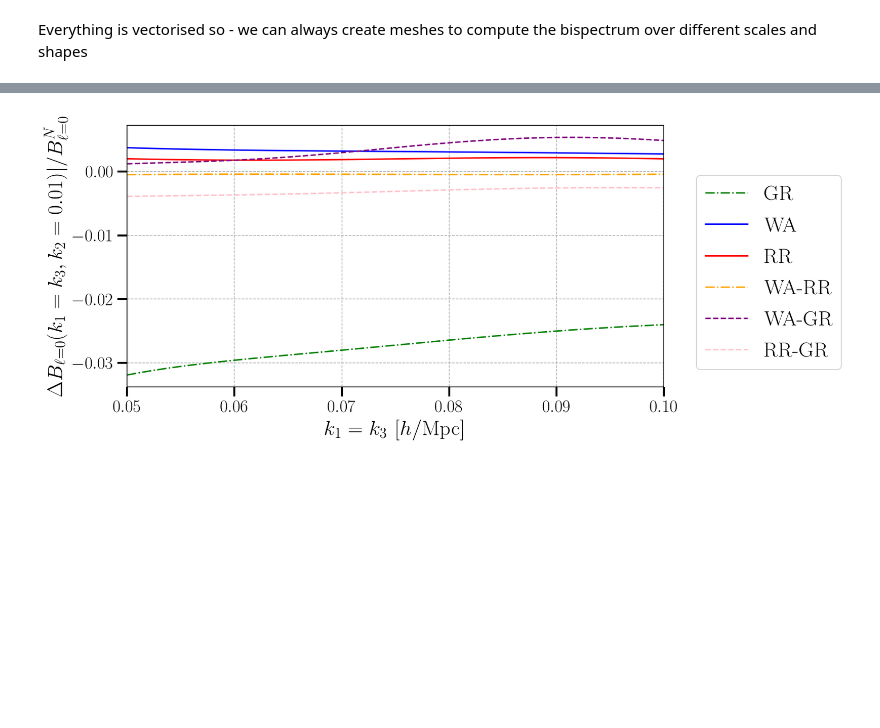
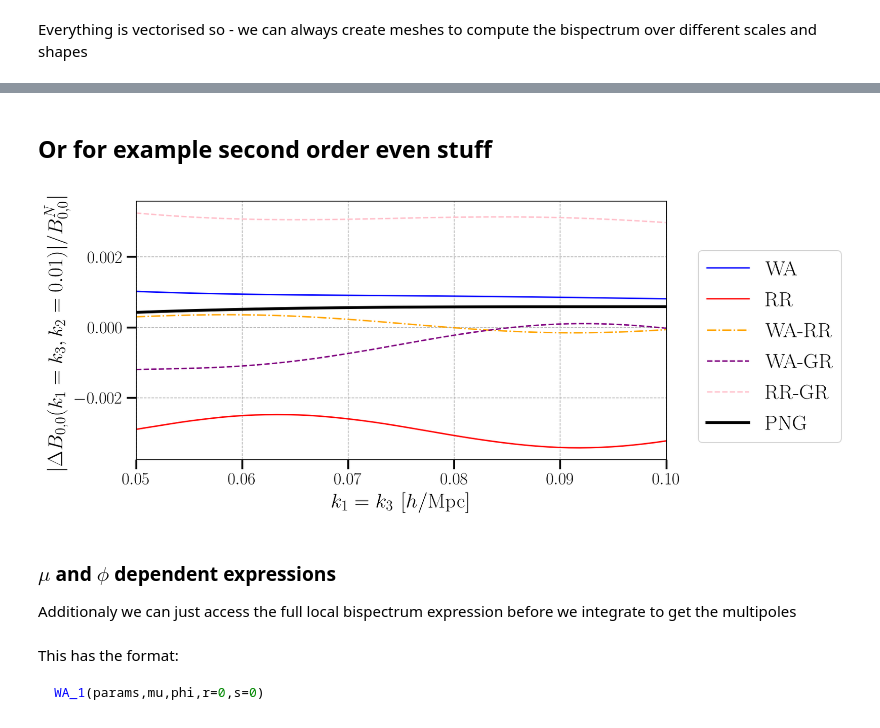
Before and after one commit to craddis1/ws_bk_theory, a Jupyter notebook: example.ipynb, the cells around one changed output, grey strips where cells are left out. Cells and saved outputs as stored; diff of their text form; code cells hidden in the pictures; blank space fills up the shorter version.

Commit message:
cleaning example.py

````diff
--- a/example.ipynb
+++ b/example.ipynb
@@ -213,45 +198,50 @@ Text(0, 0.5, '$ \\text{Imag}[B_{\\ell=1}(k1=0.1,k2=0.05)]/B_0 $')
+# %% [markdown]
+## Or for example second order even stuff
 # %%
 zz=1
 
+r=s=1/3 #this makes sense for monopole
 k1 = np.linspace(0.05,0.1)
 k3 = k1
 k2= 0.01
-theta = np.arccos((k3**2 - k1**2 - k2**2)/(2*k1*k2))
-#k3 = np.sqrt(k1**2 + k2**2 + 2*k1*k2*np.cos(theta))
+theta = np.arccos((k3**2 - k1**2 - k2**2)/(2*k1*k2))#k3 = np.sqrt(k1**2 + k2**2 + 2*k1*k2*np.cos(theta))
 
-#cosmo_functions = CosmologicalFunctions(cosmo,'BGS')#
+cosmo_functions = CosmologicalFunctions(cosmo,survey_params=SKAO2_dict)#so for SKAO2
 params = cosmo_functions.get_params(k1,k2,theta,zz)
 derivs = cosmo_functions.get_derivs(zz)
 betas = cosmo_functions.get_beta_funcs(zz)
-PNGparams = cosmo_functions.get_PNGparams(100,zz,k1,k2,k3)
+
+#term for fNL=1
+fNL =1
+PNGparams = cosmo_functions.get_PNGparams(1,zz,k1,k2,k3)
 # %%
 #so lets plot monopole...
 plt.figure(figsize=(10,5))
 r=0;s=0
 
-justWS=WA2.l0(params,r,s)+RR2.l0(params,derivs,r,s)+WARR.l0(params,derivs,r,s)
-#totalws = justwaRR+WAGR.l0(params,betas,r,s)+RRGR.l0(params,derivs,betas,r,s)
-plt.plot(k3,GR2.l0(params,betas)/2/GR0.l0(params),'-.',label='GR',color='green')
+#plt.plot(k3,GR2.l0(params,betas)/GR0.l0(params),'-.',label='GR',color='green')
 
 plt.plot(k3,WA2.l0(params,r,s)/GR0.l0(params),'-',label='WA',color='blue')
 plt.plot(k3,RR2.l0(params,derivs,r,s)/GR0.l0(params),'-',label='RR',color='red')
 plt.plot(k3,WARR.l0(params,derivs,r,s)/GR0.l0(params),'-.',label='WA-RR',color='orange')
 
 plt.plot(k3,WAGR.l0(params,betas,r,s)/GR0.l0(params),'--',label='WA-GR',color='purple')
 plt.plot(k3,RRGR.l0(params,derivs,betas,r,s)/GR0.l0(params),'--',label='RR-GR',color='pink')
 
-#plt.plot(k3,totalwa/GR0.l0(params),'--',color='black',label='RR+WA')
-#plt.plot(k3,justwaRR/GR0.l0(params),'-',color='red',label='RR+WA')
-#plt.plot(k3,total/GR0.l0(params),label='RR+WA+GR',color='black')
+
+plt.plot(k3,(PNG.l0(params,PNGparams)-GR0.l0(params))/GR0.l0(params),'-',label='PNG',color='black',linewidth =3)
 plt.xlabel('$ k_1=k_3 \,\,[h/\mathrm{Mpc}]$')
-plt.ylabel(r'$\Delta B_{\ell=0}(k_1=k_3,k_2=0.01)|/B^N_{\ell=0}$')
-#plt.plot(k3,np.zeros_like(k3),'--', color='black')
-#plt.text(0.1,0.6,r"z=0.4 - DESI-like")
+plt.ylabel(r'$|\Delta B_{0,0}(k_1=k_3,k_2=0.01)|/B^N_{0,0}|$')
+
 plt.xlim(0.05,0.10)
 plt.legend(bbox_to_anchor=(0.85, 0.35, 0.5, 0.5))
 plt.grid(ls='--',lw=0.75)
 #plt.ylim(0,0.003)
 plt.savefig('plots/second_order_lots.png', bbox_inches='tight', dpi=400)
 plt.show()
 # %% [output]
-[figure, old version]
+[figure, new version]
+# %% [markdown]
+### $\mu$ and $\phi$ dependent expressions
+
+Additionaly we can just access the full local bispectrum expression before we integrate to get the multipoles
@@ -257,0 +251,6 @@ plt.show()
+# %% [markdown]
+
+This has the format:
+```python
+WA_1(params,mu,phi,r=0,s=0)
+```
````
Also changed, not shown: parts of 24 cells of this notebook, 23 other files.
